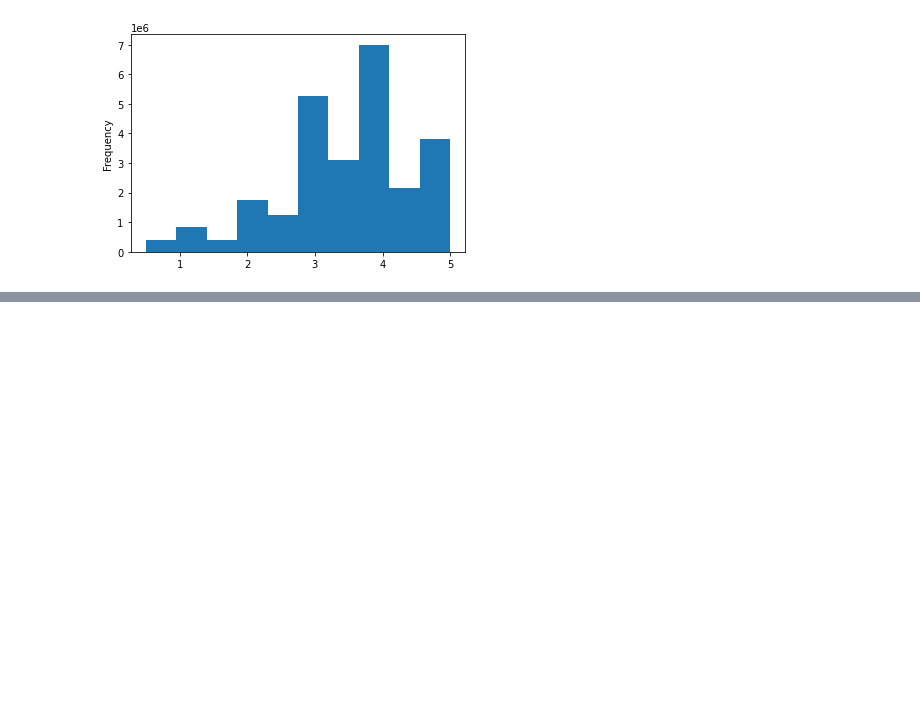
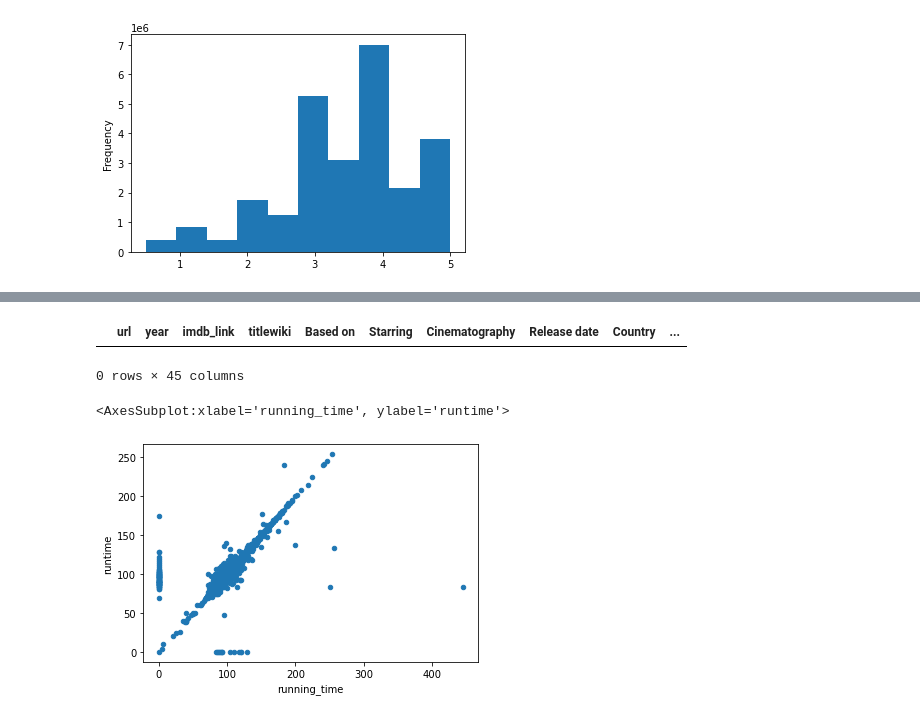
Before and after one commit to Iferaca615/movies_etl, a Jupyter notebook: Untitled.ipynb, the cells around one changed output, grey strips where cells are left out. Cells and saved outputs as stored; diff of their text form; code cells hidden in the pictures; blank space fills up the shorter version.

```diff
--- a/Untitled.ipynb
+++ b/Untitled.ipynb
@@ -676,0 +709,11 @@ movies_df = pd.merge(wiki_movies_df, kaggle_metadata, on='imdb_id', suffixes=['w
+# %%
+# show any rows where kaggle is empty
+movies_df[(movies_df['title_kaggle'] == '') | (movies_df['title_kaggle'].isnull())]
+# %% [output]
+|  | url | year | imdb_link | titlewiki | Based on | Starring | Cinematography | Release date | Country | ... |
+0 rows × 45 columns
+# %%
+movies_df.fillna(0).plot(x='running_time', y='runtime', kind='scatter')
+# %% [output]
+<AxesSubplot:xlabel='running_time', ylabel='runtime'>
+[figure, added]
```
Also changed, not shown: parts of 22 cells of this notebook, 1 other file.
